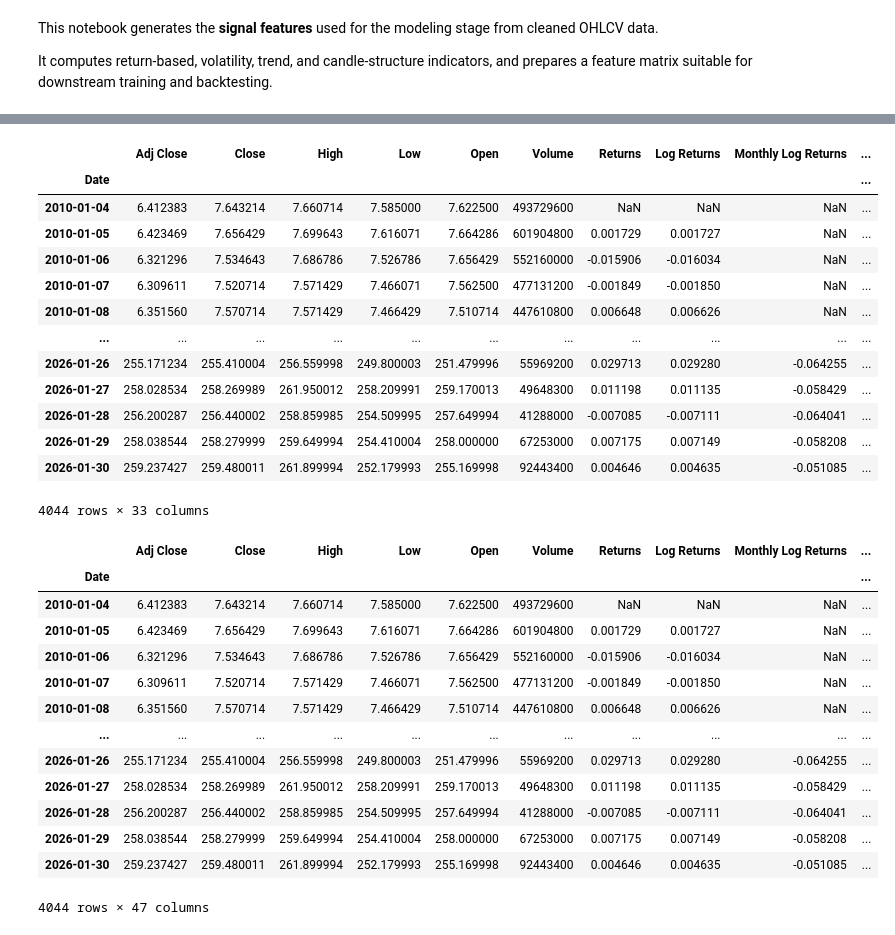
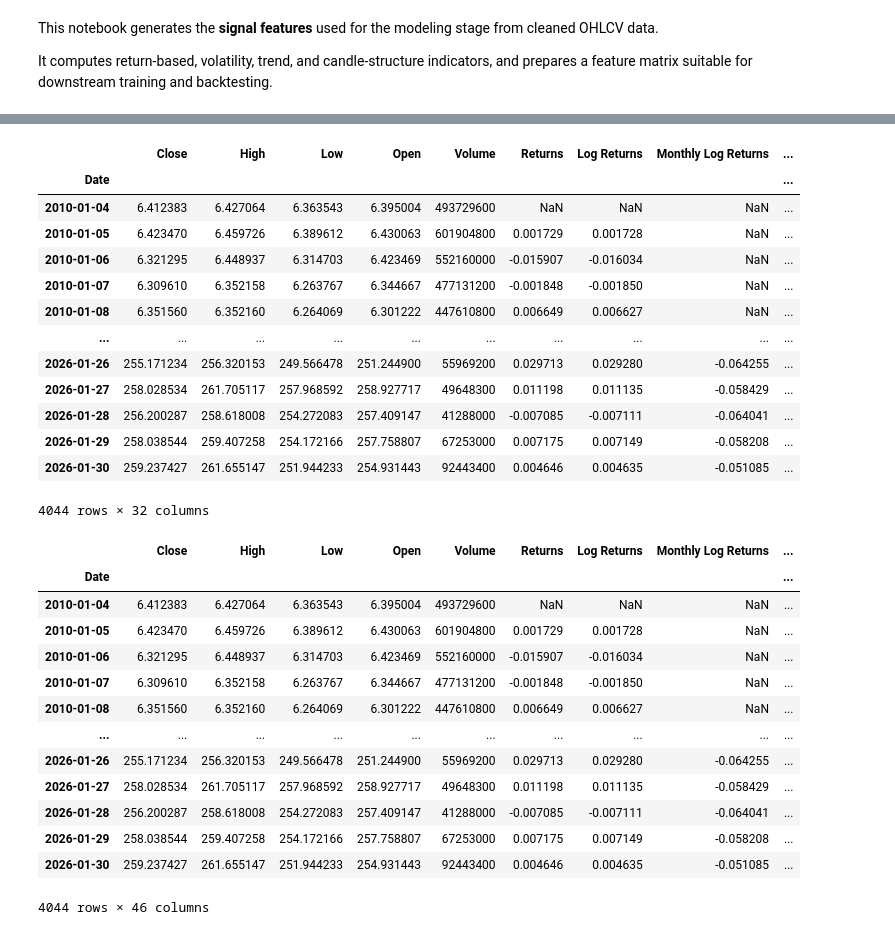
Before and after one commit to jaimebeng/TFG, a Jupyter notebook: notebooks/02_signal_generation.ipynb, the cells around one changed output, grey strips where cells are left out. Drawn from its saved outputs; the diff is of its cells as text; code cells hidden in the pictures.

```diff
--- a/notebooks/02_signal_generation.ipynb
+++ b/notebooks/02_signal_generation.ipynb
@@ -28,8 +28,8 @@ AAPL.csv loaded succesfully
 # %%
 # calculate returns and log returns and indicators related to log returns
-df["Returns"] = df["Adj Close"].pct_change()
+df["Returns"] = df["Close"].pct_change()
 # regular returns will be removed for training, they are there as visual aid
-df["Log Returns"] = np.log(df["Adj Close"]).diff()
+df["Log Returns"] = np.log(df["Close"]).diff()
 df["Monthly Log Returns"] = df["Log Returns"].rolling(21).sum()
 df["Quarterly Log Returns"] = df["Log Returns"].rolling(63).sum()
 df["Semi-annual Log Returns"] = df["Log Returns"].rolling(126).sum()
@@ -79,10 +79,10 @@ df
 # %%
 # movering averages
-df["MA20"] = df["Adj Close"].rolling(20).mean()
-df["MA60"] = df["Adj Close"].rolling(60).mean()
+df["MA20"] = df["Close"].rolling(20).mean()
+df["MA60"] = df["Close"].rolling(60).mean()
 df["MA20/MA60"] = df["MA20"] / df["MA60"]
-df["Distance from MA20"] = ((df["Adj Close"] - df["MA20"]) / df["MA20"] ) * 100
-df["Distance from MA60"] = ((df["Adj Close"] - df["MA60"]) / df["MA60"] ) * 100
+df["Distance from MA20"] = ((df["Close"] - df["MA20"]) / df["MA20"] ) * 100
+df["Distance from MA60"] = ((df["Close"] - df["MA60"]) / df["MA60"] ) * 100
 
 
 df
@@ -127,38 +127,38 @@ df
 # %%
 # microstructure
 df["Daily Range"] = df["High"] - df["Low"]
 # wont be used as indicator, just there to help next calculations
 df["Monthly Average Intraday Range"] = df["Daily Range"].rolling(21).mean()
-df["True Range"] = np.maximum.reduce([df["Daily Range"],(df["High"] - df["Adj Close"].shift(1)).abs(),(df["Low"] - df["Adj Close"].shift(1)).abs()])
+df["True Range"] = np.maximum.reduce([df["Daily Range"],(df["High"] - df["Close"].shift(1)).abs(),(df["Low"] - df["Close"].shift(1)).abs()])
 # wont be used as indicator, just there to help next calculations
 df["Monthly Average True Range"] = df["True Range"].rolling(21).mean()
-df["Daily Candle Body"] = (df["Adj Close"] - df["Open"])
+df["Daily Candle Body"] = (df["Close"] - df["Open"])
 # wont be used as indicator, just there to help next calculations
 df["Monthly Average Candle Body"] = df["Daily Candle Body"].abs().rolling(21).mean()
 df["Percentage Intraday Range"] = ((df["High"] - df["Low"]) / df["Open"]) * 100
 df["Monthly Average Percentage Intraday Range"] = df["Percentage Intraday Range"].rolling(21).mean()
 
 
 df
 # %% [output]
-|  | Adj Close | Close | High | Low | Open | Volume | Returns | Log Returns | Monthly Log Returns | ... |
-| Date |  |  |  |  |  |  |  |  |  | ... |
-| 2010-01-04 | 6.412383 | 7.643214 | 7.660714 | 7.585000 | 7.622500 | 493729600 | NaN | NaN | NaN | ... |
-| 2010-01-05 | 6.423469 | 7.656429 | 7.699643 | 7.616071 | 7.664286 | 601904800 | 0.001729 | 0.001727 | NaN | ... |
-| 2010-01-06 | 6.321296 | 7.534643 | 7.686786 | 7.526786 | 7.656429 | 552160000 | -0.015906 | -0.016034 | NaN | ... |
-| 2010-01-07 | 6.309611 | 7.520714 | 7.571429 | 7.466071 | 7.562500 | 477131200 | -0.001849 | -0.001850 | NaN | ... |
-| 2010-01-08 | 6.351560 | 7.570714 | 7.571429 | 7.466429 | 7.510714 | 447610800 | 0.006648 | 0.006626 | NaN | ... |
-| ... | ... | ... | ... | ... | ... | ... | ... | ... | ... | ... |
-| 2026-01-26 | 255.171234 | 255.410004 | 256.559998 | 249.800003 | 251.479996 | 55969200 | 0.029713 | 0.029280 | -0.064255 | ... |
-| 2026-01-27 | 258.028534 | 258.269989 | 261.950012 | 258.209991 | 259.170013 | 49648300 | 0.011198 | 0.011135 | -0.058429 | ... |
-| 2026-01-28 | 256.200287 | 256.440002 | 258.859985 | 254.509995 | 257.649994 | 41288000 | -0.007085 | -0.007111 | -0.064041 | ... |
-| 2026-01-29 | 258.038544 | 258.279999 | 259.649994 | 254.410004 | 258.000000 | 67253000 | 0.007175 | 0.007149 | -0.058208 | ... |
-| 2026-01-30 | 259.237427 | 259.480011 | 261.899994 | 252.179993 | 255.169998 | 92443400 | 0.004646 | 0.004635 | -0.051085 | ... |
+|  | Close | High | Low | Open | Volume | Returns | Log Returns | Monthly Log Returns | ... |
+| Date |  |  |  |  |  |  |  |  | ... |
+| 2010-01-04 | 6.412383 | 6.427064 | 6.363543 | 6.395004 | 493729600 | NaN | NaN | NaN | ... |
+| 2010-01-05 | 6.423470 | 6.459726 | 6.389612 | 6.430063 | 601904800 | 0.001729 | 0.001728 | NaN | ... |
+| 2010-01-06 | 6.321295 | 6.448937 | 6.314703 | 6.423469 | 552160000 | -0.015907 | -0.016034 | NaN | ... |
+| 2010-01-07 | 6.309610 | 6.352158 | 6.263767 | 6.344667 | 477131200 | -0.001848 | -0.001850 | NaN | ... |
+| 2010-01-08 | 6.351560 | 6.352160 | 6.264069 | 6.301222 | 447610800 | 0.006649 | 0.006627 | NaN | ... |
+| ... | ... | ... | ... | ... | ... | ... | ... | ... | ... |
+| 2026-01-26 | 255.171234 | 256.320153 | 249.566478 | 251.244900 | 55969200 | 0.029713 | 0.029280 | -0.064255 | ... |
+| 2026-01-27 | 258.028534 | 261.705117 | 257.968592 | 258.927717 | 49648300 | 0.011198 | 0.011135 | -0.058429 | ... |
+| 2026-01-28 | 256.200287 | 258.618008 | 254.272083 | 257.409147 | 41288000 | -0.007085 | -0.007111 | -0.064041 | ... |
+| 2026-01-29 | 258.038544 | 259.407258 | 254.172166 | 257.758807 | 67253000 | 0.007175 | 0.007149 | -0.058208 | ... |
+| 2026-01-30 | 259.237427 | 261.655147 | 251.944233 | 254.931443 | 92443400 | 0.004646 | 0.004635 | -0.051085 | ... |
-4044 rows × 33 columns
+4044 rows × 32 columns
 # %%
 # technical indicators
 # RSI
-df["Price Difference"] = df["Adj Close"].diff()
+df["Price Difference"] = df["Close"].diff()
 df["Gains"] = df["Price Difference"].where(df["Price Difference"] > 0, 0)
 df["Losses"] = df["Price Difference"].where(df["Price Difference"] < 0, 0).abs()
 df["Average Gains"] = df["Gains"].ewm(alpha=1/14, adjust=False).mean()
@@ -170,13 +170,13 @@ df["RSI"] = 100 - (100 / (1 + df["RS"]))
 df["14-day Average True Range"] = df["True Range"].ewm(alpha=1/14, adjust=False).mean()
 
 # NATR
-df["Normalized Average True Range"] = (df["14-day Average True Range"]/df["Adj Close"]) * 100
+df["Normalized Average True Range"] = (df["14-day Average True Range"]/df["Close"]) * 100
 
 
 # Efficiency Ratio 10-days
-df["10-day Efficiency Ratio"] = df["Adj Close"].diff(10).abs() / df["Adj Close"].diff().abs().rolling(10).sum()
+df["10-day Efficiency Ratio"] = df["Close"].diff(10).abs() / df["Close"].diff().abs().rolling(10).sum()
 # Efficiency Ratio 21-days
-df["21-day Efficiency Ratio"] = df["Adj Close"].diff(21).abs() / df["Adj Close"].diff().abs().rolling(21).sum()
+df["21-day Efficiency Ratio"] = df["Close"].diff(21).abs() / df["Close"].diff().abs().rolling(21).sum()
 
 # Conviction Ratio
 df["Body Up"] = df["Daily Candle Body"].clip(lower=0)
@@ -190,20 +190,20 @@ df["Monthly Conviction Ratio"] = rolling_up / (rolling_down + epsilon)
 
 df
 # %% [output]
-|  | Adj Close | Close | High | Low | Open | Volume | Returns | Log Returns | Monthly Log Returns | ... |
-| Date |  |  |  |  |  |  |  |  |  | ... |
-| 2010-01-04 | 6.412383 | 7.643214 | 7.660714 | 7.585000 | 7.622500 | 493729600 | NaN | NaN | NaN | ... |
-| 2010-01-05 | 6.423469 | 7.656429 | 7.699643 | 7.616071 | 7.664286 | 601904800 | 0.001729 | 0.001727 | NaN | ... |
-| 2010-01-06 | 6.321296 | 7.534643 | 7.686786 | 7.526786 | 7.656429 | 552160000 | -0.015906 | -0.016034 | NaN | ... |
-| 2010-01-07 | 6.309611 | 7.520714 | 7.571429 | 7.466071 | 7.562500 | 477131200 | -0.001849 | -0.001850 | NaN | ... |
-| 2010-01-08 | 6.351560 | 7.570714 | 7.571429 | 7.466429 | 7.510714 | 447610800 | 0.006648 | 0.006626 | NaN | ... |
-| ... | ... | ... | ... | ... | ... | ... | ... | ... | ... | ... |
-| 2026-01-26 | 255.171234 | 255.410004 | 256.559998 | 249.800003 | 251.479996 | 55969200 | 0.029713 | 0.029280 | -0.064255 | ... |
-| 2026-01-27 | 258.028534 | 258.269989 | 261.950012 | 258.209991 | 259.170013 | 49648300 | 0.011198 | 0.011135 | -0.058429 | ... |
-| 2026-01-28 | 256.200287 | 256.440002 | 258.859985 | 254.509995 | 257.649994 | 41288000 | -0.007085 | -0.007111 | -0.064041 | ... |
-| 2026-01-29 | 258.038544 | 258.279999 | 259.649994 | 254.410004 | 258.000000 | 67253000 | 0.007175 | 0.007149 | -0.058208 | ... |
-| 2026-01-30 | 259.237427 | 259.480011 | 261.899994 | 252.179993 | 255.169998 | 92443400 | 0.004646 | 0.004635 | -0.051085 | ... |
+|  | Close | High | Low | Open | Volume | Returns | Log Returns | Monthly Log Returns | ... |
+| Date |  |  |  |  |  |  |  |  | ... |
+| 2010-01-04 | 6.412383 | 6.427064 | 6.363543 | 6.395004 | 493729600 | NaN | NaN | NaN | ... |
+| 2010-01-05 | 6.423470 | 6.459726 | 6.389612 | 6.430063 | 601904800 | 0.001729 | 0.001728 | NaN | ... |
+| 2010-01-06 | 6.321295 | 6.448937 | 6.314703 | 6.423469 | 552160000 | -0.015907 | -0.016034 | NaN | ... |
+| 2010-01-07 | 6.309610 | 6.352158 | 6.263767 | 6.344667 | 477131200 | -0.001848 | -0.001850 | NaN | ... |
+| 2010-01-08 | 6.351560 | 6.352160 | 6.264069 | 6.301222 | 447610800 | 0.006649 | 0.006627 | NaN | ... |
+| ... | ... | ... | ... | ... | ... | ... | ... | ... | ... |
+| 2026-01-26 | 255.171234 | 256.320153 | 249.566478 | 251.244900 | 55969200 | 0.029713 | 0.029280 | -0.064255 | ... |
+| 2026-01-27 | 258.028534 | 261.705117 | 257.968592 | 258.927717 | 49648300 | 0.011198 | 0.011135 | -0.058429 | ... |
+| 2026-01-28 | 256.200287 | 258.618008 | 254.272083 | 257.409147 | 41288000 | -0.007085 | -0.007111 | -0.064041 | ... |
+| 2026-01-29 | 258.038544 | 259.407258 | 254.172166 | 257.758807 | 67253000 | 0.007175 | 0.007149 | -0.058208 | ... |
+| 2026-01-30 | 259.237427 | 261.655147 | 251.944233 | 254.931443 | 92443400 | 0.004646 | 0.004635 | -0.051085 | ... |
-4044 rows × 47 columns
+4044 rows × 46 columns
 # %%
 df.columns
 # %% [output]
```
Also changed, not shown: parts of 6 cells of this notebook, 1 other file.
